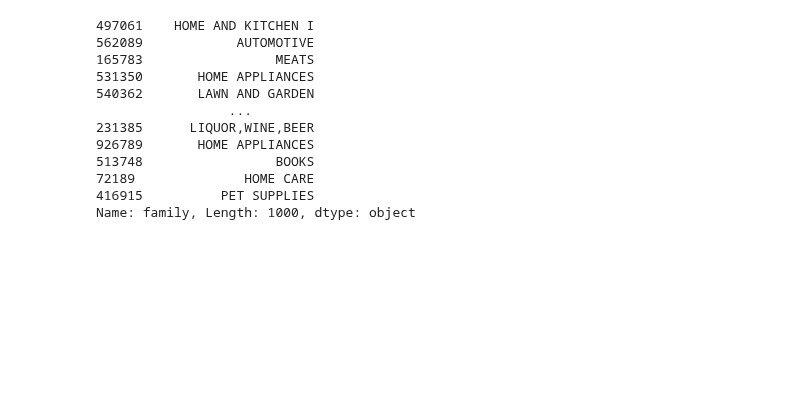
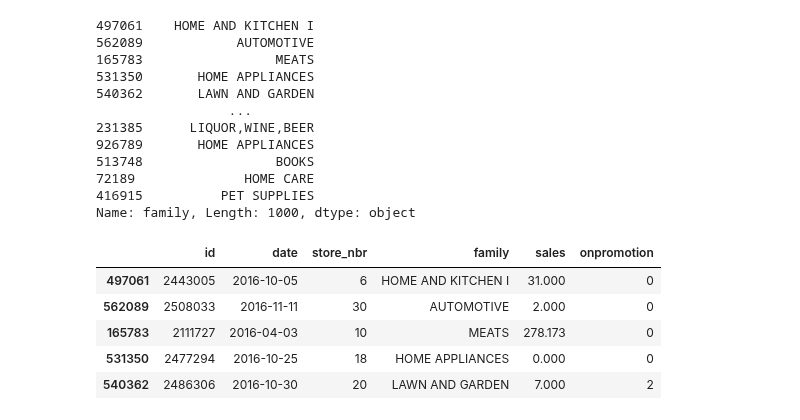
Before and after one commit to bielng/python_analytics_continous_learning, a Jupyter notebook: basics_pandas_numpy.ipynb, the cells around one changed output. Drawn from its saved outputs; the diff is of its cells as text; code cells hidden in the pictures; blank space fills up the shorter version.

Commit message:
drop duplicates

```diff
--- a/basics_pandas_numpy.ipynb
+++ b/basics_pandas_numpy.ipynb
@@ -947,3 +947,14 @@ retail_df["family"]
 72189              HOME CARE
 416915          PET SUPPLIES
 Name: family, Length: 1000, dtype: object
+# %%
+retail_df.drop_duplicates(inplace=True)
+# %%
+retail_df.head()
+# %% [output]
+|  | id | date | store_nbr | family | sales | onpromotion |
+| 497061 | 2443005 | 2016-10-05 | 6 | HOME AND KITCHEN I | 31.000 | 0 |
+| 562089 | 2508033 | 2016-11-11 | 30 | AUTOMOTIVE | 2.000 | 0 |
+| 165783 | 2111727 | 2016-04-03 | 10 | MEATS | 278.173 | 0 |
+| 531350 | 2477294 | 2016-10-25 | 18 | HOME APPLIANCES | 0.000 | 0 |
+| 540362 | 2486306 | 2016-10-30 | 20 | LAWN AND GARDEN | 7.000 | 2 |
```
Also changed, not shown: parts of 1 cell of this notebook.
